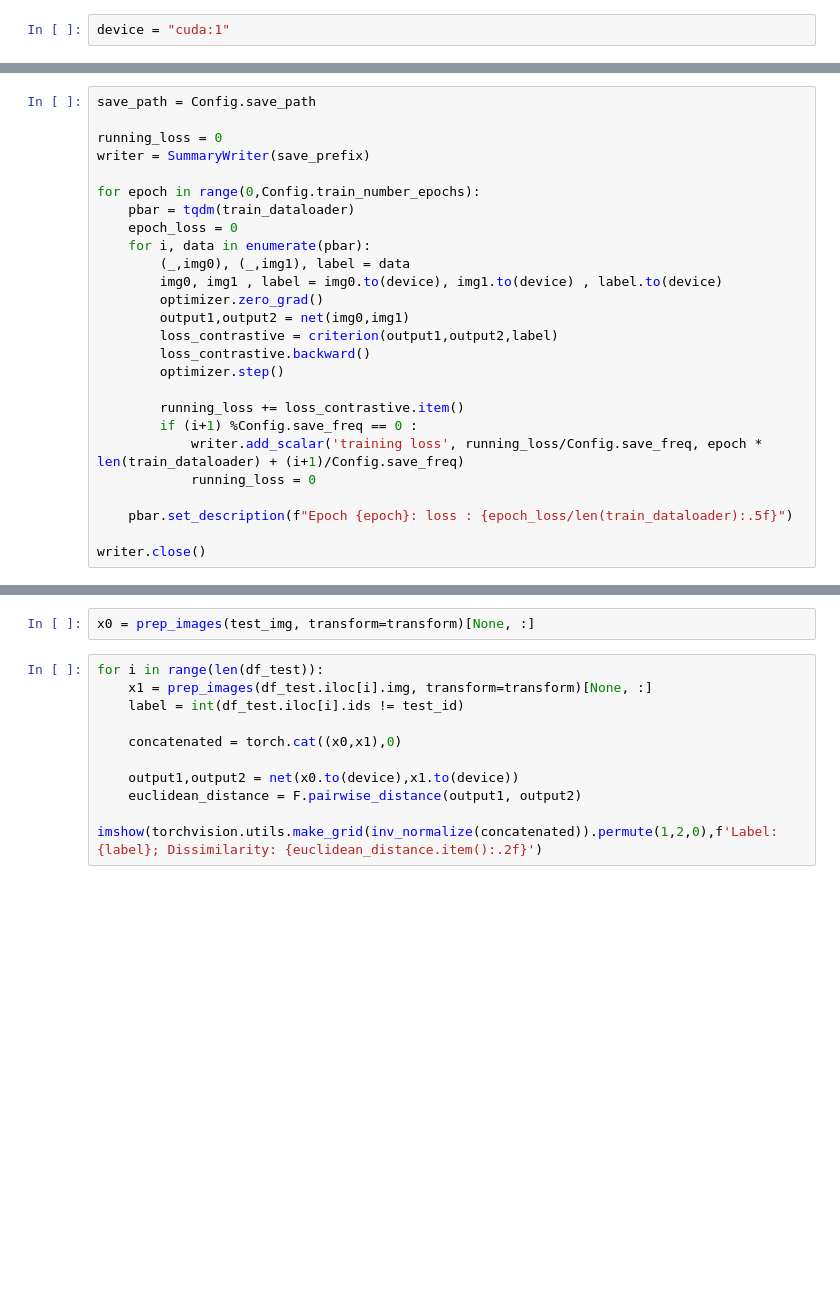
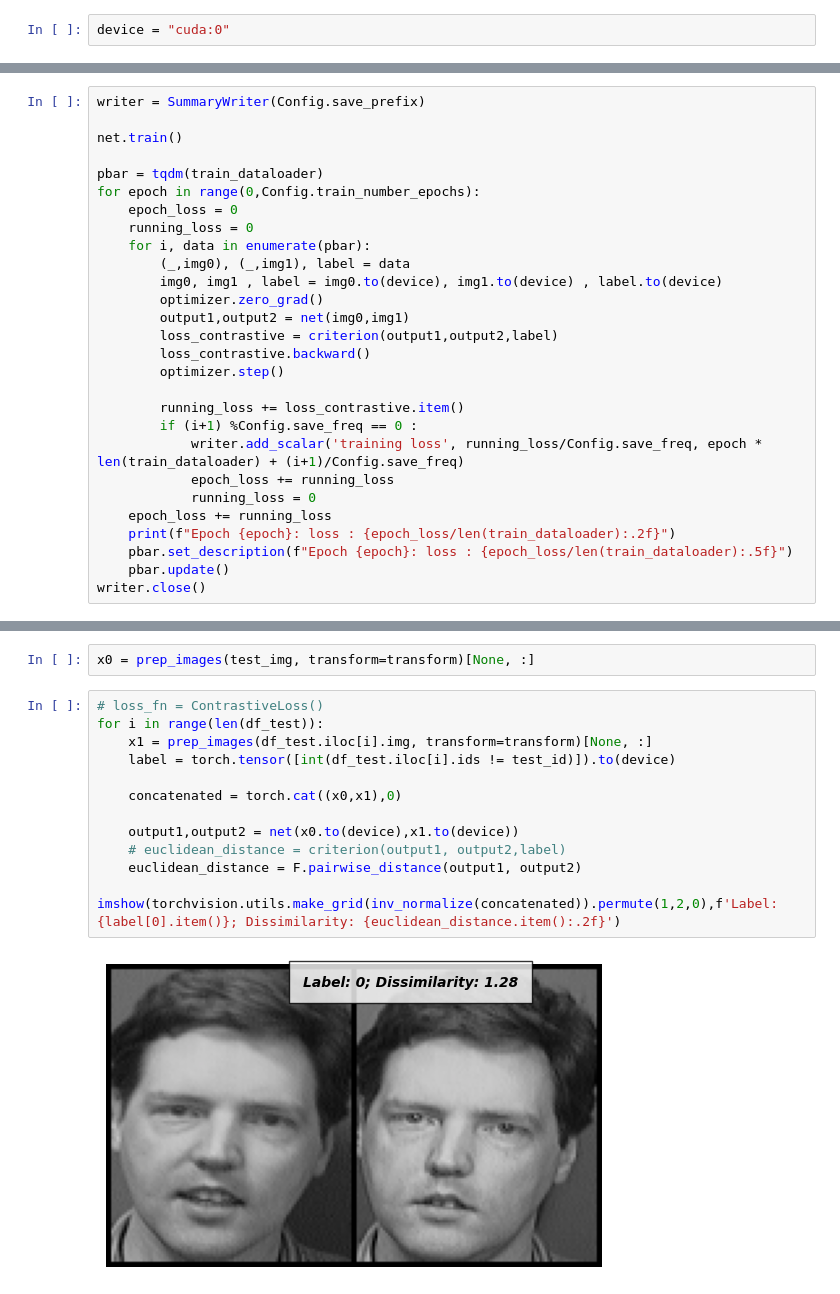
Before and after one commit to ultimateabhi719/face-recognition, a Jupyter notebook: Siamese-networks-medium.ipynb, the cells around one changed output, grey strips where cells are left out. Drawn from its saved outputs; the diff is of its cells as text; blank space fills up the shorter version.

```diff
--- a/Siamese-networks-medium.ipynb
+++ b/Siamese-networks-medium.ipynb
@@ -181,7 +225,7 @@ siamese_dataset = SiameseNetworkDataset(imageFolderDataset=folder_dataset, trans
 # %% [markdown]
 # Training
 # %%
-device = "cuda:1"
+device = "cuda:0"
 # %%
 train_dataloader = DataLoader(siamese_dataset,
                         shuffle=True,
@@ -196,12 +246,12 @@ optimizer = optim.Adam(net.parameters(),lr = 0.0005 )
 # %%
-save_path = Config.save_path
+writer = SummaryWriter(Config.save_prefix)
 
-running_loss = 0
-writer = SummaryWriter(save_prefix)
+net.train()
 
+pbar = tqdm(train_dataloader)
 for epoch in range(0,Config.train_number_epochs):
-    pbar = tqdm(train_dataloader)
     epoch_loss = 0
+    running_loss = 0
     for i, data in enumerate(pbar):
         (_,img0), (_,img1), label = data
         img0, img1 , label = img0.to(device), img1.to(device) , label.to(device)
@@ -214,8 +264,10 @@ for epoch in range(0,Config.train_number_epochs):
         running_loss += loss_contrastive.item()
         if (i+1) %Config.save_freq == 0 :
             writer.add_scalar('training loss', running_loss/Config.save_freq, epoch * len(train_dataloader) + (i+1)/Config.save_freq)
+            epoch_loss += running_loss
             running_loss = 0
-
+    epoch_loss += running_loss
+    print(f"Epoch {epoch}: loss : {epoch_loss/len(train_dataloader):.2f}")
     pbar.set_description(f"Epoch {epoch}: loss : {epoch_loss/len(train_dataloader):.5f}")
-
+    pbar.update()
 writer.close()
@@ -239,12 +315,16 @@ df_test = pd.concat([df[df.ids == test_id].sample(n=num_same_id), df[df.ids != t
 # %%
 x0 = prep_images(test_img, transform=transform)[None, :]
 # %%
+# loss_fn = ContrastiveLoss()
 for i in range(len(df_test)):
     x1 = prep_images(df_test.iloc[i].img, transform=transform)[None, :]
-    label = int(df_test.iloc[i].ids != test_id)
+    label = torch.tensor([int(df_test.iloc[i].ids != test_id)]).to(device)
 
     concatenated = torch.cat((x0,x1),0)
 
     output1,output2 = net(x0.to(device),x1.to(device))
+    # euclidean_distance = criterion(output1, output2,label)
     euclidean_distance = F.pairwise_distance(output1, output2)
-    imshow(torchvision.utils.make_grid(inv_normalize(concatenated)).permute(1,2,0),f'Label: {label}; Dissimilarity: {euclidean_distance.item():.2f}')
+    imshow(torchvision.utils.make_grid(inv_normalize(concatenated)).permute(1,2,0),f'Label: {label[0].item()}; Dissimilarity: {euclidean_distance.item():.2f}')
+# %% [output]
+[figure, added]
```
Also changed, not shown: parts of 24 cells of this notebook, 5 other files.
